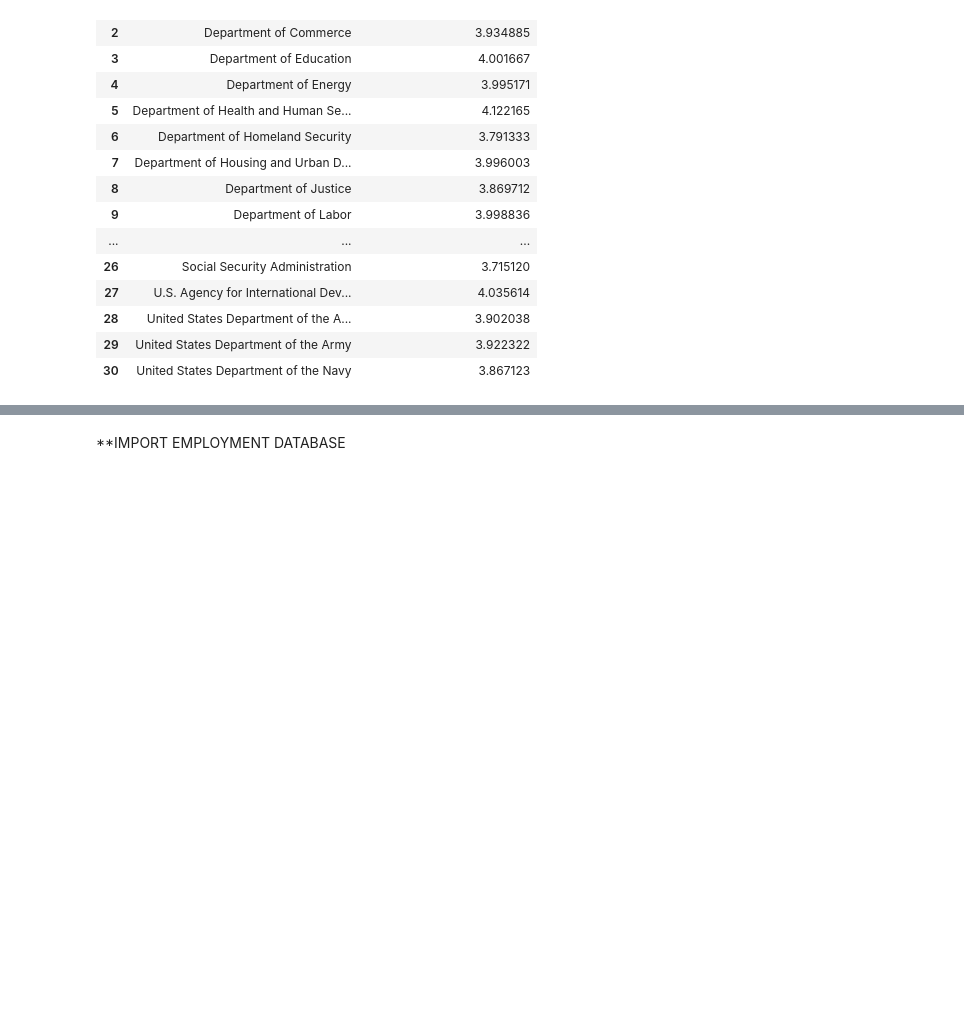
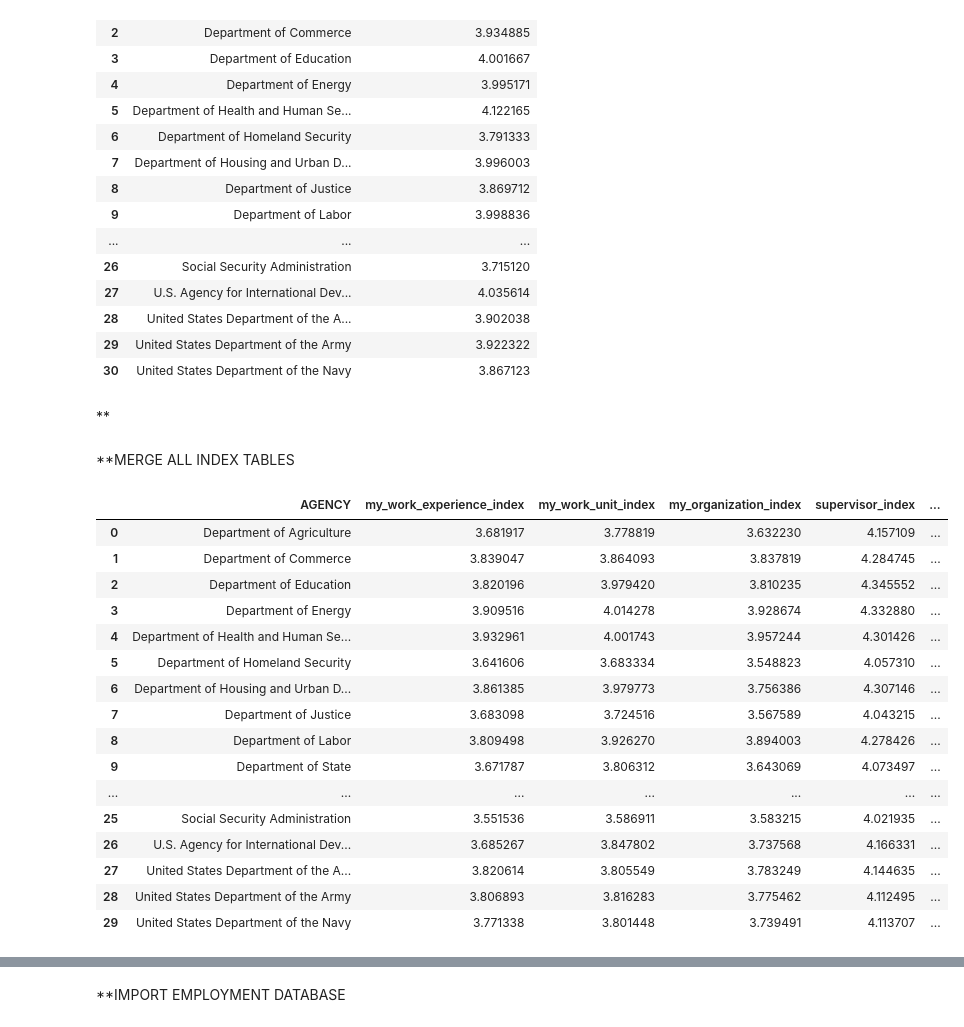
Before and after one commit to aaron-hollinger/federal_employee_job_satisfaction, a Jupyter notebook: notebooks/capstone.ipynb, the cells around one changed output, grey strips where cells are left out. Saved outputs shown, nothing was run; the diff lists cells and outputs as text; code cells hidden in the pictures; blank space fills up the shorter version.

```diff
--- a/notebooks/capstone.ipynb
+++ b/notebooks/capstone.ipynb
@@ -417,3 +419,31 @@ employee_experience_index_groupby
 | 28 | United States Department of the A... | 3.902038 |
 | 29 | United States Department of the Army | 3.922322 |
 | 30 | United States Department of the Navy | 3.867123 |
+# %% [markdown]
+**
+# %% [markdown]
+**MERGE ALL INDEX TABLES
+# %%
+index_tables = [my_work_experience_index_groupby, my_work_unit_index_groupby, my_organization_index_groupby, supervisor_index_groupby, leadership_index_groupby, my_satisfaction_index_groupby, dei_index_groupby, employee_experience_index_groupby, merged_df]
+# %%
+merged_indices = reduce(lambda left, right: pd.merge(left, right, on='AGENCY', how='inner'), index_tables)
+# %%
+merged_indices
+# %% [output]
+|  | AGENCY | my_work_experience_index | my_work_unit_index | my_organization_index | supervisor_index | ... |
+| 0 | Department of Agriculture | 3.681917 | 3.778819 | 3.632230 | 4.157109 | ... |
+| 1 | Department of Commerce | 3.839047 | 3.864093 | 3.837819 | 4.284745 | ... |
+| 2 | Department of Education | 3.820196 | 3.979420 | 3.810235 | 4.345552 | ... |
+| 3 | Department of Energy | 3.909516 | 4.014278 | 3.928674 | 4.332880 | ... |
+| 4 | Department of Health and Human Se... | 3.932961 | 4.001743 | 3.957244 | 4.301426 | ... |
+| 5 | Department of Homeland Security | 3.641606 | 3.683334 | 3.548823 | 4.057310 | ... |
+| 6 | Department of Housing and Urban D... | 3.861385 | 3.979773 | 3.756386 | 4.307146 | ... |
+| 7 | Department of Justice | 3.683098 | 3.724516 | 3.567589 | 4.043215 | ... |
+| 8 | Department of Labor | 3.809498 | 3.926270 | 3.894003 | 4.278426 | ... |
+| 9 | Department of State | 3.671787 | 3.806312 | 3.643069 | 4.073497 | ... |
+| ... | ... | ... | ... | ... | ... | ... |
+| 25 | Social Security Administration | 3.551536 | 3.586911 | 3.583215 | 4.021935 | ... |
+| 26 | U.S. Agency for International Dev... | 3.685267 | 3.847802 | 3.737568 | 4.166331 | ... |
+| 27 | United States Department of the A... | 3.820614 | 3.805549 | 3.783249 | 4.144635 | ... |
+| 28 | United States Department of the Army | 3.806893 | 3.816283 | 3.775462 | 4.112495 | ... |
+| 29 | United States Department of the Navy | 3.771338 | 3.801448 | 3.739491 | 4.113707 | ... |
```
Also changed, not shown: parts of 28 cells of this notebook.
